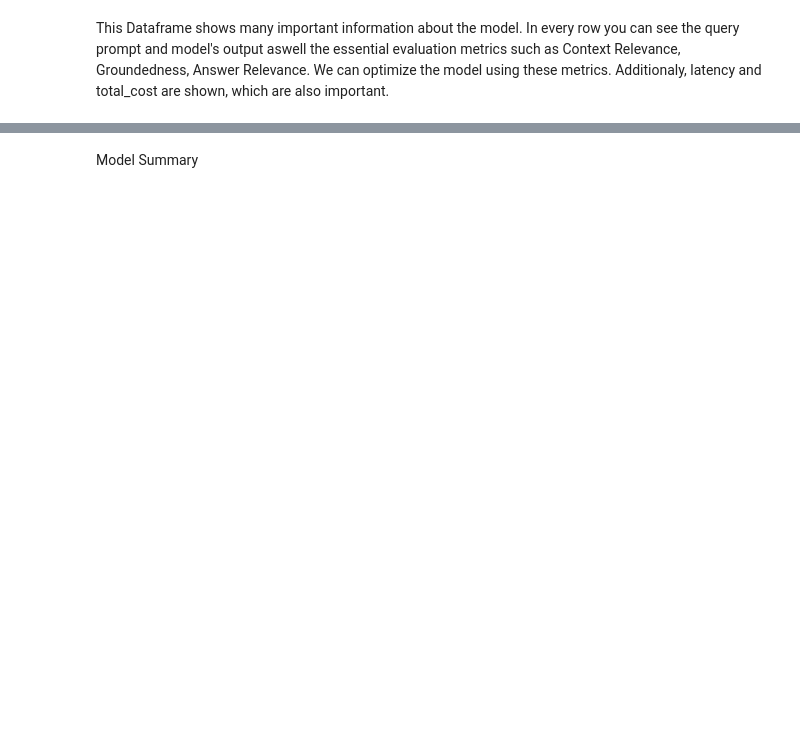
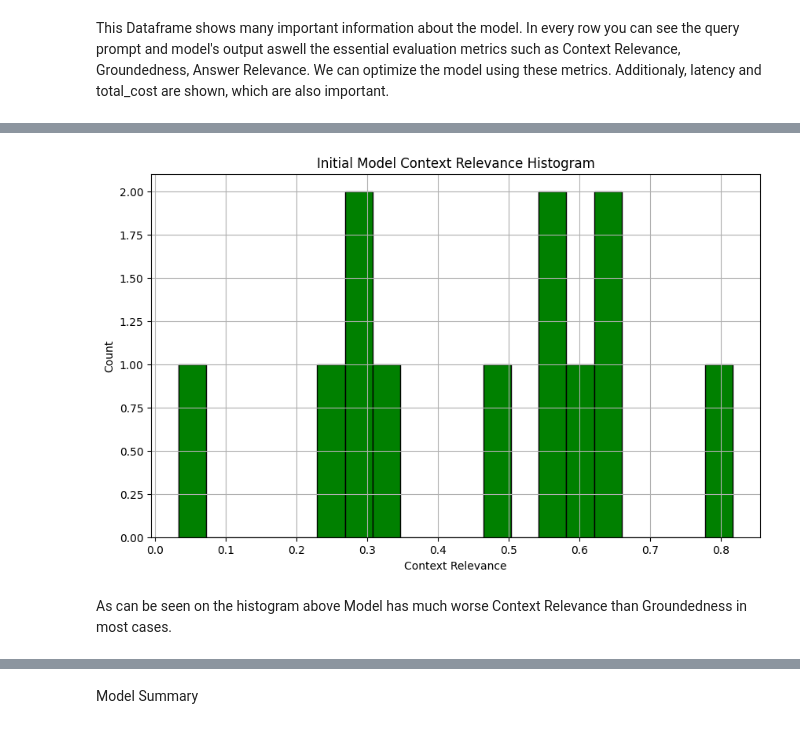
Before and after one commit to Micz26/Mikolaj-Czachorowski-Machine-Learning-Summer-Trainee, a Jupyter notebook: notebooks/model_validation.ipynb, the cells around one changed output, grey strips where cells are left out. Saved outputs shown, nothing was run; the diff lists cells and outputs as text; code cells hidden in the pictures; blank space fills up the shorter version.

```diff
--- a/notebooks/model_validation.ipynb
+++ b/notebooks/model_validation.ipynb
@@ -125,0 +128,6 @@ records.head()
+# %%
+score_histogram(records1, 'Context Relevance', 'Initial Model')
+# %% [output]
+[figure, added]
+# %% [markdown]
+As can be seen on the histogram above Model has much worse Context Relevance than Groundedness in most cases.
```
Also changed, not shown: parts of 43 cells of this notebook, 1 other file.
